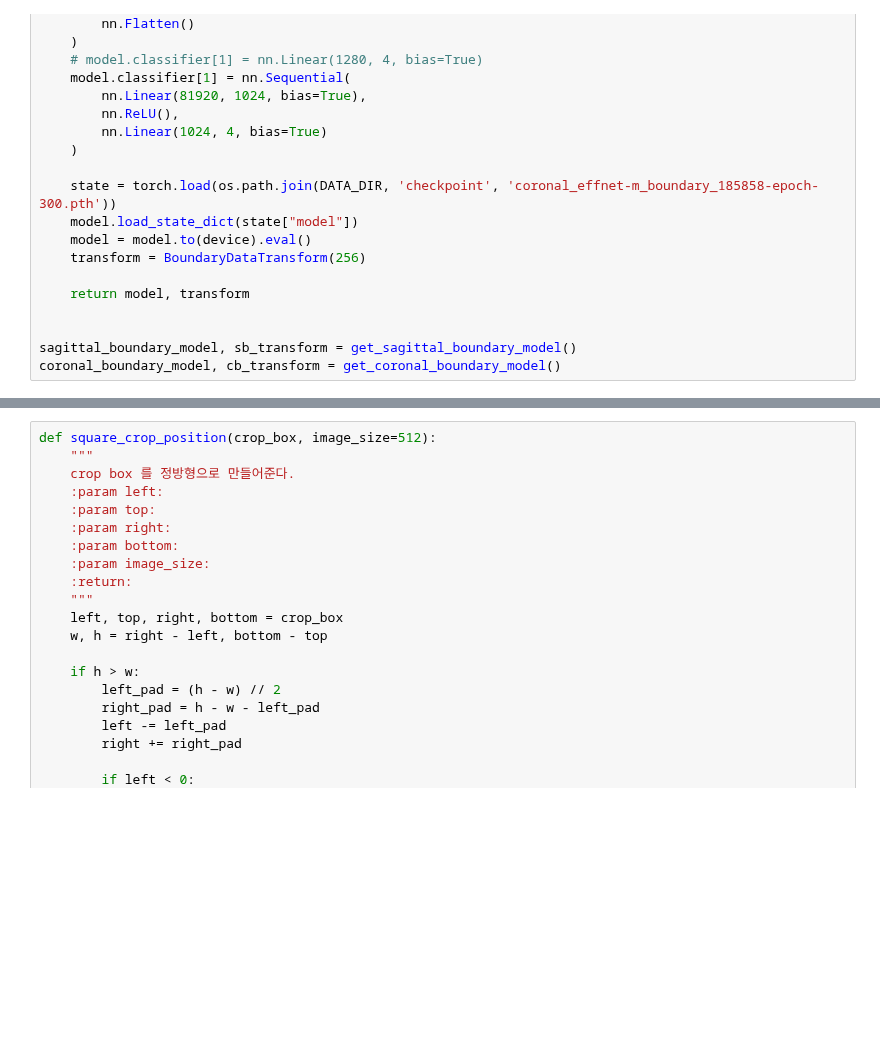
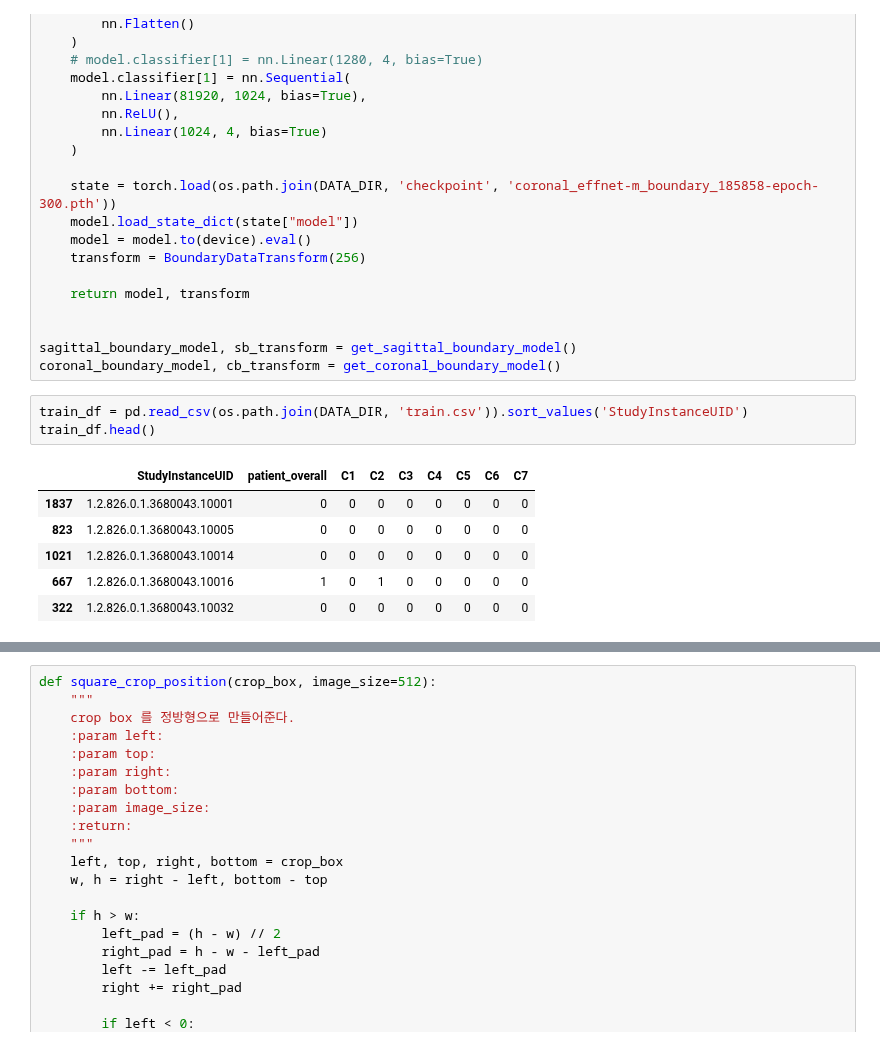
Before and after one commit to ghty011/cervical_spine, a Jupyter notebook: final/submit_axial_detection.ipynb, the cells around one changed output, grey strips where cells are left out. Saved outputs shown, nothing was run; the diff lists cells and outputs as text; blank space fills up the shorter version.

```diff
--- a/final/submit_axial_detection.ipynb
+++ b/final/submit_axial_detection.ipynb
@@ -232,4 +232,14 @@ def get_coronal_boundary_model():
 
 sagittal_boundary_model, sb_transform = get_sagittal_boundary_model()
 coronal_boundary_model, cb_transform = get_coronal_boundary_model()
+# %%
+train_df = pd.read_csv(os.path.join(DATA_DIR, 'train.csv')).sort_values('StudyInstanceUID')
+train_df.head()
+# %% [output]
+|  | StudyInstanceUID | patient_overall | C1 | C2 | C3 | C4 | C5 | C6 | C7 |
+| 1837 | 1.2.826.0.1.3680043.10001 | 0 | 0 | 0 | 0 | 0 | 0 | 0 | 0 |
+| 823 | 1.2.826.0.1.3680043.10005 | 0 | 0 | 0 | 0 | 0 | 0 | 0 | 0 |
+| 1021 | 1.2.826.0.1.3680043.10014 | 0 | 0 | 0 | 0 | 0 | 0 | 0 | 0 |
+| 667 | 1.2.826.0.1.3680043.10016 | 1 | 0 | 1 | 0 | 0 | 0 | 0 | 0 |
+| 322 | 1.2.826.0.1.3680043.10032 | 0 | 0 | 0 | 0 | 0 | 0 | 0 | 0 |
 # %%
```
Also changed, not shown: parts of 31 cells of this notebook.
